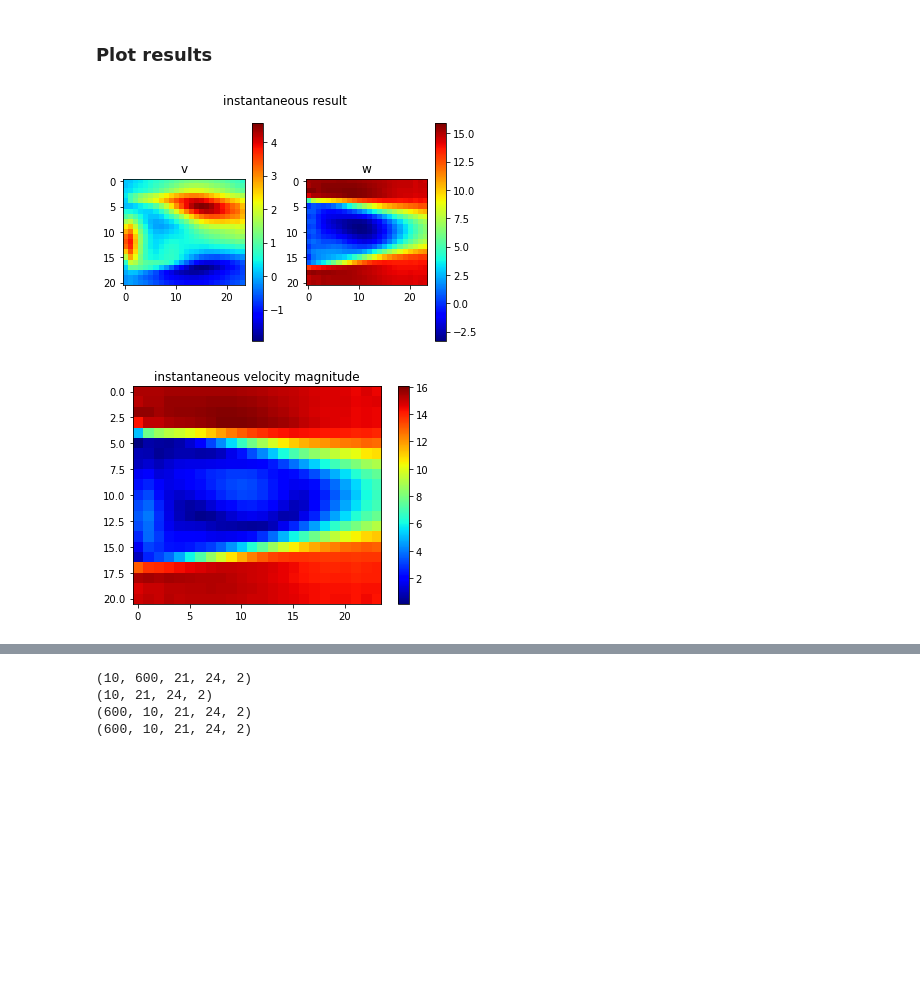
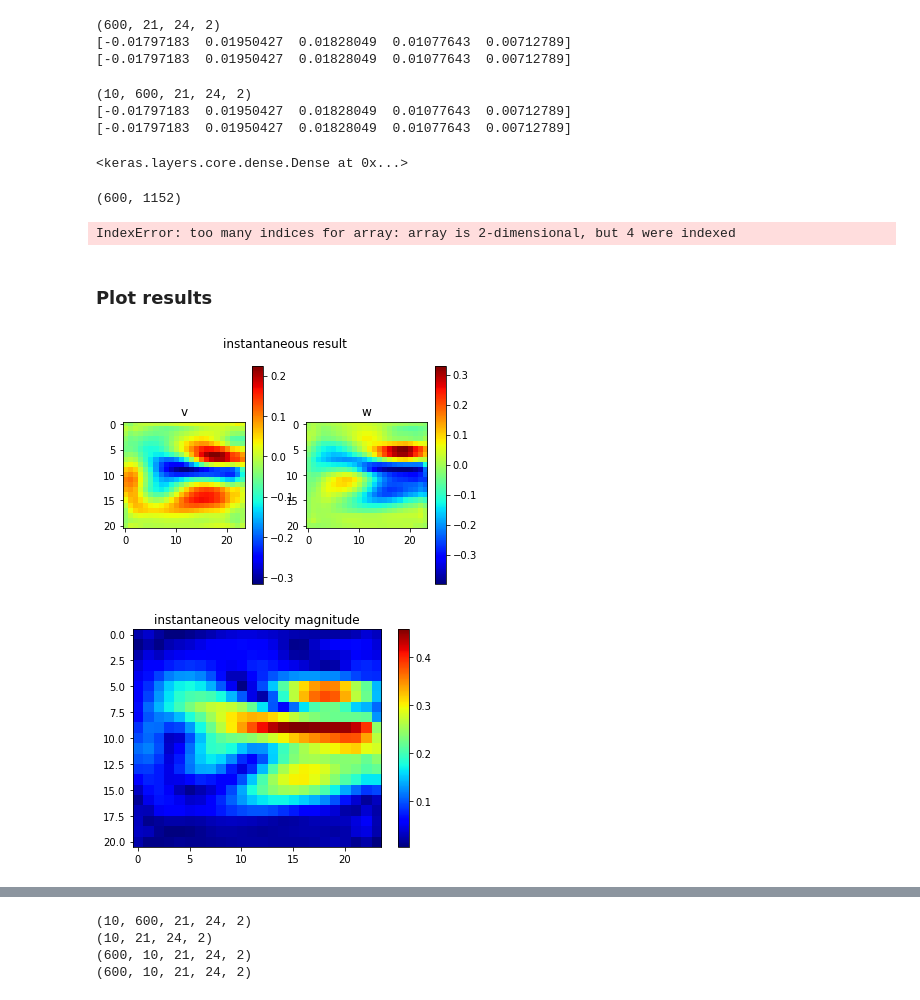
Before and after one commit to MagriLab/MD-CNN-AE, a Jupyter notebook: latent_sapce.ipynb, the cells around one changed output, grey strips where cells are left out. Drawn from its saved outputs; the diff is of its cells as text; code cells hidden in the pictures; blank space fills up the shorter version.

```diff
--- a/latent_sapce.ipynb
+++ b/latent_sapce.ipynb
@@ -23,7 +23,7 @@ Ntrain = 1800 # snapshots for training
 Ntest = 900 # sanpshots for testing
 
 # path
-folder = 'C:/Users/tracy/OneDrive - Imperial College London/PhD/Code_md-ae/MD_10__2022_04_06__15_25_37/'
+folder = '/home/ym917/OneDrive/PhD/Code_md-ae/MD_10__2022_05_05__18_53_33/'
 
 ## ae configuration
 filename = folder + 'Model_param.h5'
@@ -85,26 +123,58 @@ TypeError: __init__() missing 2 required positional arguments: 'inputs' and 'out
+# %%
+a = decode.predict(z9)
+print(a.shape)
+print(a[60,:5,0,0])
+print(a[599,:5,0,0])
+# %% [output]
+(600, 21, 24, 2)
+[-0.01797183  0.01950427  0.01828049  0.01077643  0.00712789]
+[-0.01797183  0.01950427  0.01828049  0.01077643  0.00712789]
+# %%
+print(modes_test.shape)
+print(modes_test[9,60,:5,0,0])
+print(modes_test[9,599,:5,0,0])
+# %% [output]
+(10, 600, 21, 24, 2)
+[-0.01797183  0.01950427  0.01828049  0.01077643  0.00712789]
+[-0.01797183  0.01950427  0.01828049  0.01077643  0.00712789]
+# %%
+decode.layers[0]
+# %% [output]
+<keras.layers.core.dense.Dense at 0x...>
+# %%
+sub_model = tf.keras.Sequential()
+sub_model.add(decode.layers[0])
+
+b=sub_model.predict(z9)
+print(b.shape)
+print(b[60,:5,0,0])
+print(b[60,:5,0,0])
+# %% [output]
+(600, 1152)
+IndexError: too many indices for array: array is 2-dimensional, but 4 were indexed
 # %% [markdown]
 ### Plot results
 # %%
 ## instantaneous results
-time = 2 # which snapshot?
+time = 500 # which snapshot?
 fig, (ax1,ax2) = plt.subplots(ncols=2)
 fig1 = ax1.imshow(y_test[time,:,:,0],'jet')
 ax1.set_title('v')
 fig.colorbar(fig1,ax=ax1)
 
 fig2 = ax2.imshow(y_test[time,:,:,1],'jet')
 ax2.set_title('w')
 fig.colorbar(fig2,ax=ax2)
 plt.suptitle("instantaneous result")
 plt.show()
 
 V_test = ((y_test[:,:,:,0]**2)+(y_test[:,:,:,1]**2))**(0.5)
 fig = plt.figure()
 plt.imshow(V_test[time,:,:],'jet')
 plt.colorbar()
 plt.title('instantaneous velocity magnitude')
 plt.show()
 # %% [output]
-[figure, old version]
+[figure, new version]
-[figure, old version]
+[figure, new version]
 # %%
```
Also changed, not shown: parts of 13 cells of this notebook, 5 other files.
